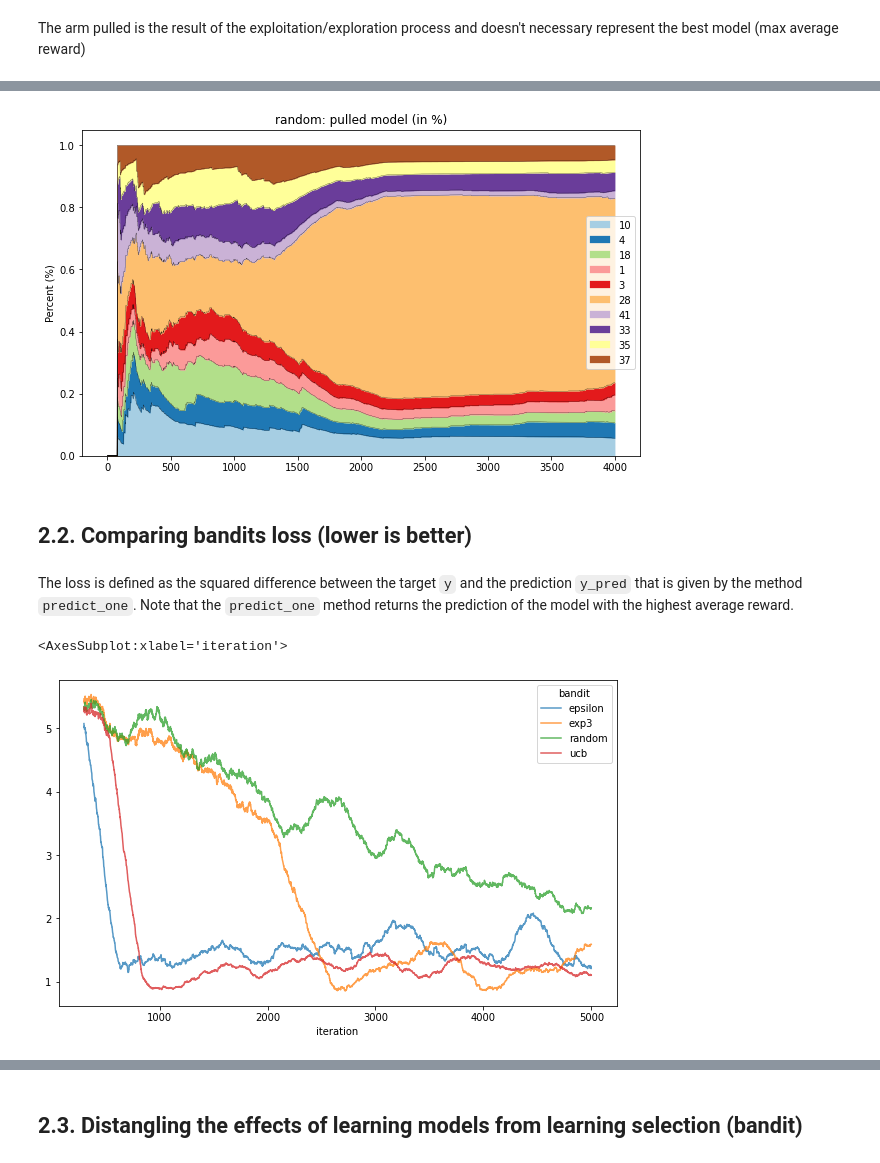
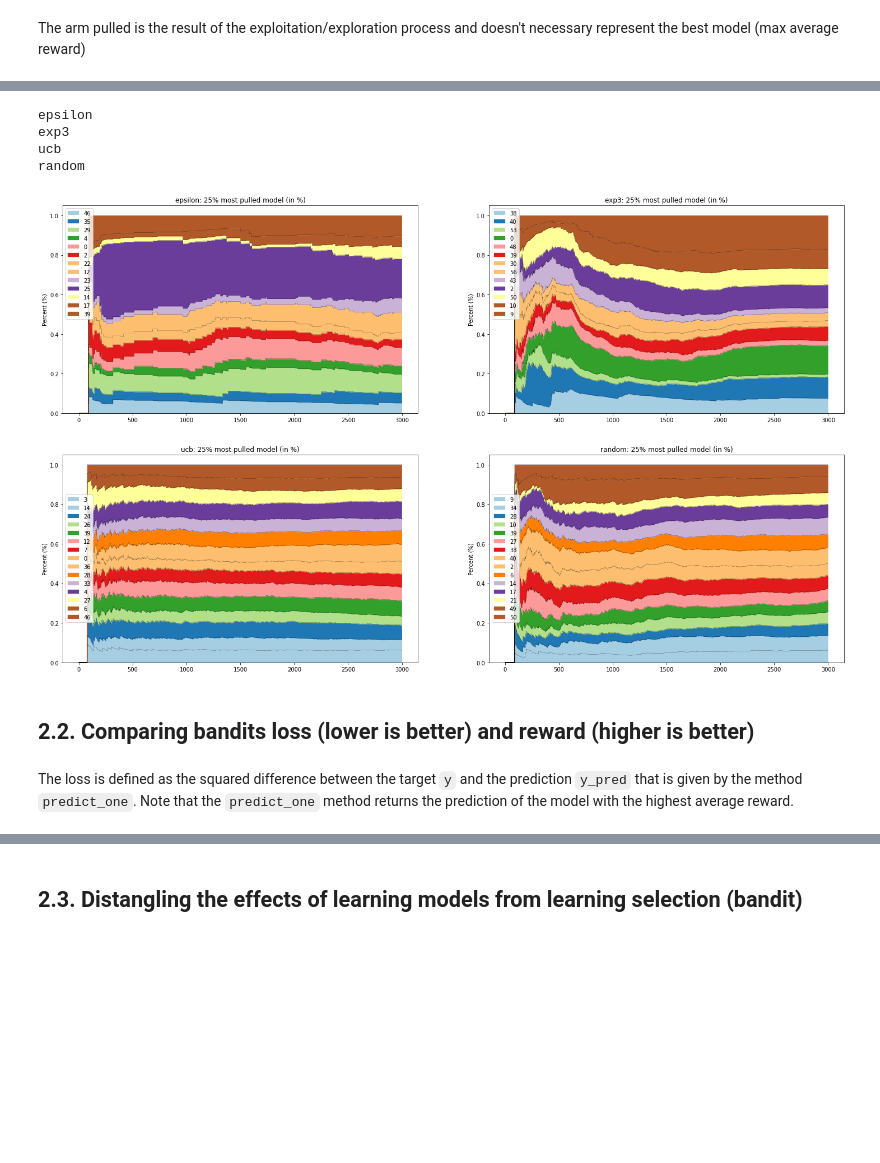
Before and after one commit to etiennekintzler/workbench, a Jupyter notebook: Clean_Bandits.ipynb, the cells around one changed output, grey strips where cells are left out. Saved outputs shown, nothing was run; the diff lists cells and outputs as text; code cells hidden in the pictures; blank space fills up the shorter version.

Commit message:
improve graphs

```diff
--- a/Clean_Bandits.ipynb
+++ b/Clean_Bandits.ipynb
@@ -334,0 +262,9 @@ df_analysis["color"] = df_analysis.bandit.map({
+# %%
+fig, axes = plt.subplots(figsize=(15, 12), nrows=2, ncols=2)
+
+for (i, bandit_label) in enumerate(bandits):
+    print(bandit_label)
+    ax = axes[i // 2][i % 2]
+    sns.heatmap(df_avg[lambda df: df.bandit==bandit_label].drop(columns=["bandit"]), cmap="viridis", ax=ax)
+    ax.set_title(bandit_label)
+    ax.set_xlabel(None)
@@ -339,4 +281,2 @@ df_analysis["color"] = df_analysis.bandit.map({
 # %% [markdown]
 The arm pulled is the result of the exploitation/exploration process and doesn't necessary represent the best model (max average reward)
-# %%
-ax = df_analysis.plot.scatter(x="iteration", y="arm", c="color", marker="|", alpha=.25 ,figsize=(11, 8))
@@ -344,0 +283,17 @@ ax = df_analysis.plot.scatter(x="iteration", y="arm", c="color", marker="|", alp
+# %%
+df_analysis["color"] = df_analysis.bandit.map(
+# %%
+dcol = {
+    "epsilon": "red",
+    "ucb": "blue",
+    "random": "gray",
+    "exp3": "purple",
+}
+
+
+fig, axes = plt.subplots(figsize=(15, 12), nrows=2, ncols=2)
+
+for i, (label, group) in enumerate(df_analysis.groupby("bandit")):
+    ax = axes[i // 2][i % 2]
+    group.plot.scatter(x="iteration", y="arm", c=dcol[label], marker="|", alpha=.5 , label=label, ax=ax)
+    ax.set_title(label)
@@ -367,19 +324,24 @@ def arm_pull_to_count(s, q = .1):
 # %%
 arms_pulled = df_analysis.pivot(index="iteration", columns="bandit", values="arm")
 # %%
-ax = arm_pull_to_count(arms_pulled["exp3"], q=.8).plot(kind="area", colormap="Paired", linewidth=.25, figsize=FIGSIZE,
-                         title=f"{bandit_label}: pulled model (in %)")
-ax.set_ylabel('Percent (%)')
-[l.set_color("black") for l in ax.lines]
-plt.show()
+pct_most_pulled = 25/100
+fig, axes = plt.subplots(figsize=(25, 15), nrows=2, ncols=2)
+
+for (i, bandit_label) in enumerate(bandits):
+    print(bandit_label)
+    ax = axes[i//2][i%2]
+    arm_pull_to_count(arms_pulled[bandit_label], q=1-pct_most_pulled).plot(ax=ax, kind="area", colormap="Paired", linewidth=.25,
+                                                             title=f"{bandit_label}: {round(100*pct_most_pulled)}% most pulled model (in %)")
+    ax.set_ylabel('Percent (%)')
+    [l.set_color("black") for l in ax.lines]
+    #plt.show()
 # %% [output]
+epsilon
+exp3
+ucb
+random
-[figure, old version]
+[figure, new version]
 # %% [markdown]
-## 2.2. Comparing bandits loss (lower is better)
+## 2.2. Comparing bandits loss (lower is better) and reward (higher is better)
 # %% [markdown]
 The loss is defined as the squared difference between the target `y` and the prediction `y_pred` that is given by the method `predict_one`. Note that the `predict_one` method returns the prediction of the model with the highest average reward.
-# %%
-df_analysis.pivot(index="iteration", columns="bandit", values="metric").rolling(300).mean().plot(alpha=.75, figsize=FIGSIZE)
-# %% [output]
-<AxesSubplot:xlabel='iteration'>
-[figure, removed]
```
Also changed, not shown: parts of 17 cells of this notebook.
